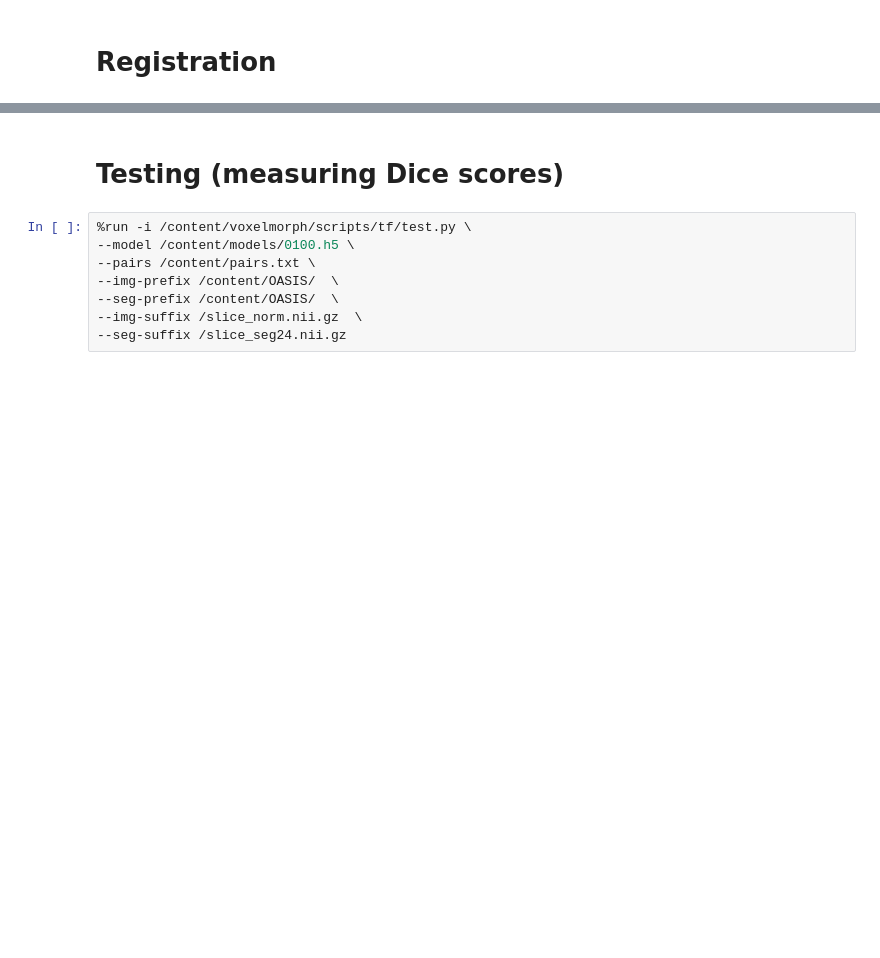
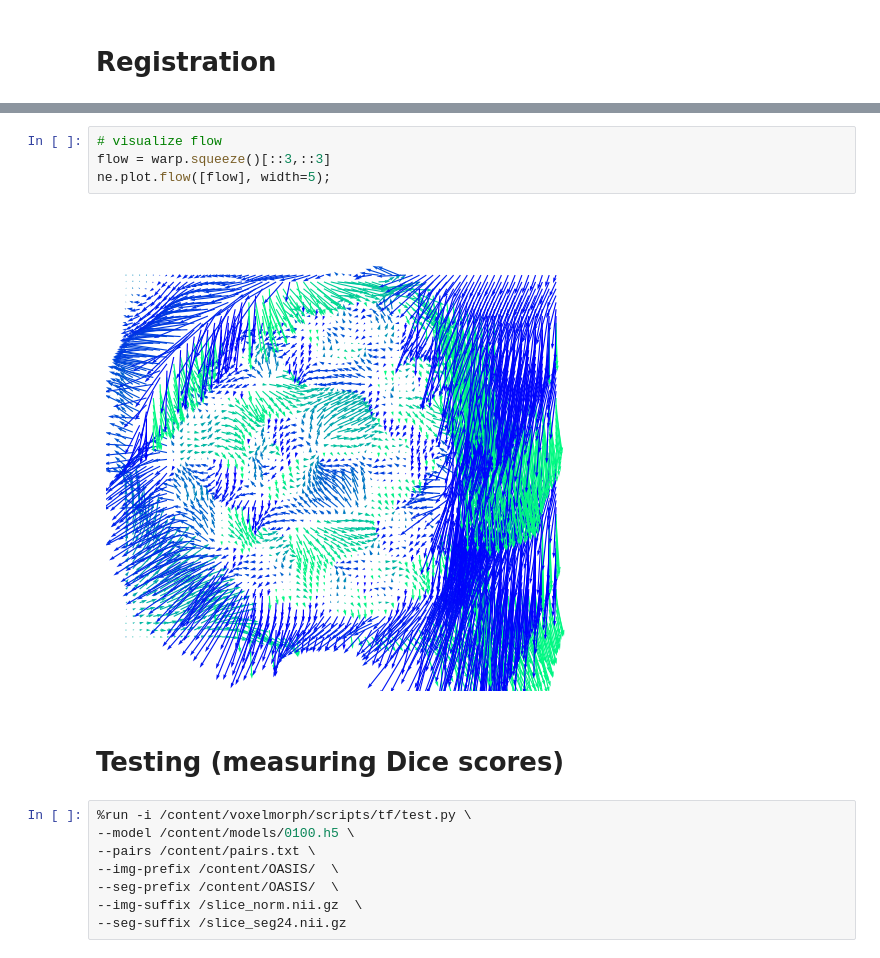
Before and after one commit to Uemerson/masters-degree-in-computer-science-from-unesp, a Jupyter notebook: voxelmorph/oasis/max-pooling/100_epoch.ipynb, the cells around one changed output, grey strips where cells are left out. Drawn from its saved outputs; the diff is of its cells as text; blank space fills up the shorter version.

```diff
--- a/voxelmorph/oasis/max-pooling/100_epoch.ipynb
+++ b/voxelmorph/oasis/max-pooling/100_epoch.ipynb
@@ -172,3 +296,9 @@ plt.show()
+# %%
+# visualize flow
+flow = warp.squeeze()[::3,::3]
+ne.plot.flow([flow], width=5);
+# %% [output]
+[figure, added]
 # %% [markdown]
 # Testing (measuring Dice scores)
 # %%
```
Also changed, not shown: parts of 17 cells of this notebook.
